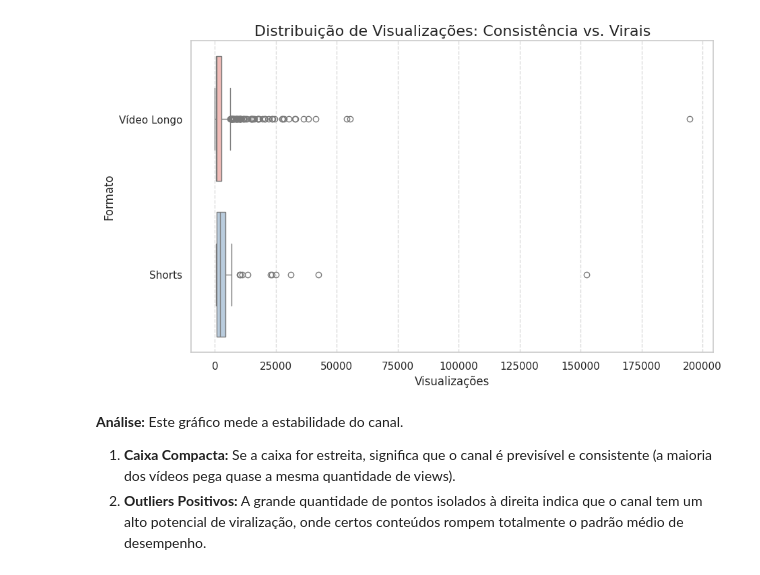
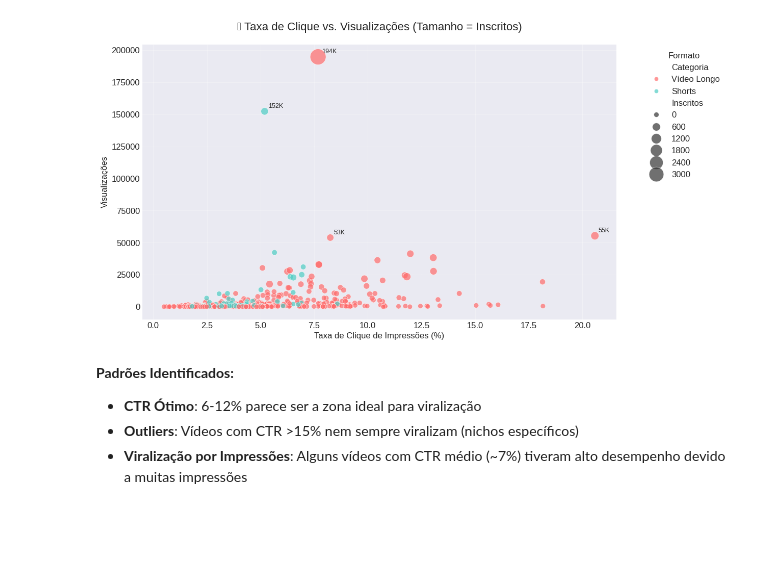
Before and after one commit to welson-rodrigues/Trabalho-final-Analise-de-Dados, a Jupyter notebook: analise_exploratoria.ipynb, the cells around one changed output. Saved outputs shown, nothing was run; the diff lists cells and outputs as text; code cells hidden in the pictures; blank space fills up the shorter version.

```diff
--- a/analise_exploratoria.ipynb
+++ b/analise_exploratoria.ipynb
@@ -244,38 +234,36 @@ O gráfico de linha revela a "saúde" do canal.
 # %%
-import seaborn as sns
-import matplotlib.pyplot as plt
+# 4.3. DISPERSÃO: TAXA DE CLIQUE vs VISUALIZAÇÕES
+plt.figure(figsize=(12, 7))
 
-# --- Correção de Segurança ---
-# Recriamos a coluna 'Categoria' caso ela tenha se perdido na limpeza
-# Regra: Se duração <= 60 segundos é Shorts, senão é Vídeo Longo
-if 'Categoria' not in df.columns:
-    df['Categoria'] = df['Duração'].apply(lambda x: 'Shorts' if x <= 60 else 'Vídeo Longo')
+# Scatter plot com tamanho baseado em inscritos
+scatter = sns.scatterplot(data=df,
+                          x='Taxa de cliques de impressões (%)',
+                          y='Visualizações',
+                          hue='Categoria',
+                          size='Inscritos',
+                          sizes=(50, 500),
+                          alpha=0.7,
+                          palette=['#FF6B6B', '#4ECDC4'])
 
-# --- Plot do Gráfico ---
-plt.figure(figsize=(10, 6))
+plt.title('🎯 Taxa de Clique vs. Visualizações (Tamanho = Inscritos)', fontsize=16, pad=20)
+plt.xlabel('Taxa de Clique de Impressões (%)')
+plt.ylabel('Visualizações')
+plt.legend(title='Formato', bbox_to_anchor=(1.05, 1), loc='upper left')
+plt.grid(True, alpha=0.3)
 
-# Boxplot horizontal
-# Adicionei hue='Categoria' e legend=False para evitar warnings futuros
-sns.boxplot(
-    data=df,
-    x='Visualizações',
-    y='Categoria',
-    hue='Categoria',
-    legend=False,
-    palette='Pastel1'
-)
-
-plt.title('Distribuição de Visualizações: Consistência vs. Virais', fontsize=16)
-plt.xlabel('Visualizações')
-plt.ylabel('Formato')
-plt.grid(True, axis='x', linestyle='--', alpha=0.7)
+# Destacar outliers de alto desempenho
+alto_desempenho = df[df['Visualizações'] > 50000]
+for idx, row in alto_desempenho.iterrows():
+    plt.annotate(f"{row['Visualizações']//1000}K",
+                 (row['Taxa de cliques de impressões (%)'], row['Visualizações']),
+                 xytext=(5, 5), textcoords='offset points', fontsize=9)
 
 plt.show()
 # %% [output]
-[figure, old version]
+[figure, new version]
 # %% [markdown]
-**Análise:**
-Este gráfico mede a estabilidade do canal.
-1.  **Caixa Compacta:** Se a caixa for estreita, significa que o canal é previsível e consistente (a maioria dos vídeos pega quase a mesma quantidade de views).
-2.  **Outliers Positivos:** A grande quantidade de pontos isolados à direita indica que o canal tem um alto potencial de viralização, onde certos conteúdos rompem totalmente o padrão médio de desempenho.
+**Padrões Identificados:**
+- **CTR Ótimo**: 6-12% parece ser a zona ideal para viralização
+- **Outliers**: Vídeos com CTR >15% nem sempre viralizam (nichos específicos)
+- **Viralização por Impressões**: Alguns vídeos com CTR médio (~7%) tiveram alto desempenho devido a muitas impressões
 # %% [markdown]
```
Also changed, not shown: parts of 26 cells of this notebook.
